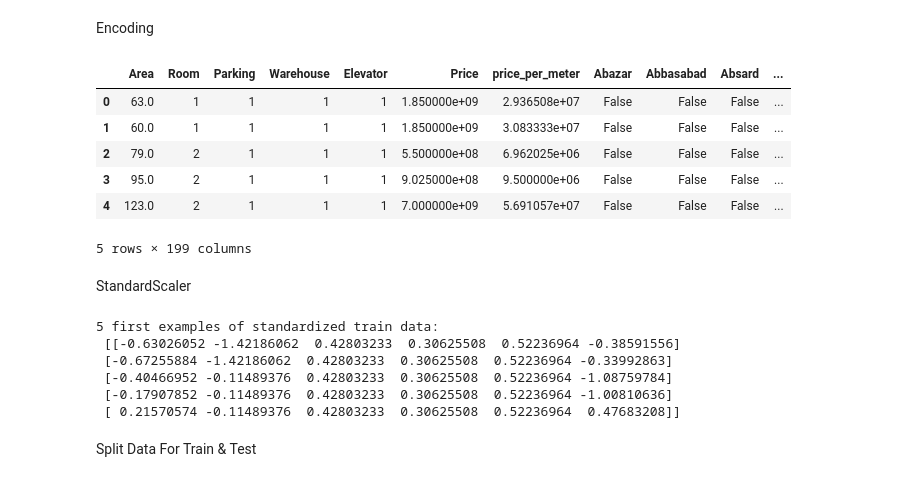
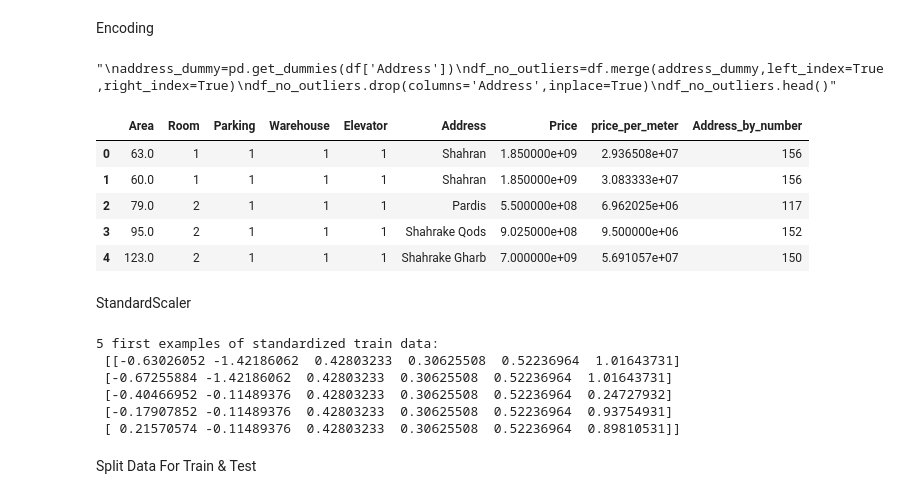
Before and after one commit to sajjadkhazaei/house-prices-in-tehran, a Jupyter notebook: house prices.ipynb, the cells around one changed output. Saved outputs shown, nothing was run; the diff lists cells and outputs as text; code cells hidden in the pictures.

```diff
--- a/house prices.ipynb
+++ b/house prices.ipynb
@@ -433,28 +433,33 @@ Description
 # %% [markdown]
 Encoding
 # %%
-'''from sklearn.preprocessing import LabelEncoder
+from sklearn.preprocessing import LabelEncoder
+
 le=LabelEncoder()
 for column in ['Address']:
-    df[column]=le.fit_transform(df[column])
-df.head()'''
+    df['Address_by_number']=le.fit_transform(df[column])
+df.head()
+'''
 address_dummy=pd.get_dummies(df['Address'])
 df_no_outliers=df.merge(address_dummy,left_index=True,right_index=True)
 df_no_outliers.drop(columns='Address',inplace=True)
-df_no_outliers.head()
+df_no_outliers.head()'''
 # %% [output]
-|  | Area | Room | Parking | Warehouse | Elevator | Price | price_per_meter | Abazar | Abbasabad | Absard | ... |
-| 0 | 63.0 | 1 | 1 | 1 | 1 | 1.850000e+09 | 2.936508e+07 | False | False | False | ... |
-| 1 | 60.0 | 1 | 1 | 1 | 1 | 1.850000e+09 | 3.083333e+07 | False | False | False | ... |
-| 2 | 79.0 | 2 | 1 | 1 | 1 | 5.500000e+08 | 6.962025e+06 | False | False | False | ... |
-| 3 | 95.0 | 2 | 1 | 1 | 1 | 9.025000e+08 | 9.500000e+06 | False | False | False | ... |
-| 4 | 123.0 | 2 | 1 | 1 | 1 | 7.000000e+09 | 5.691057e+07 | False | False | False | ... |
-5 rows × 199 columns
+"\naddress_dummy=pd.get_dummies(df['Address'])\ndf_no_outliers=df.merge(address_dummy,left_index=True,right_index=True)\ndf_no_outliers.drop(columns='Address',inplace=True)\ndf_no_outliers.head()"
+# %%
+df.head()
+# %% [output]
+|  | Area | Room | Parking | Warehouse | Elevator | Address | Price | price_per_meter | Address_by_number |
+| 0 | 63.0 | 1 | 1 | 1 | 1 | Shahran | 1.850000e+09 | 2.936508e+07 | 156 |
+| 1 | 60.0 | 1 | 1 | 1 | 1 | Shahran | 1.850000e+09 | 3.083333e+07 | 156 |
+| 2 | 79.0 | 2 | 1 | 1 | 1 | Pardis | 5.500000e+08 | 6.962025e+06 | 117 |
+| 3 | 95.0 | 2 | 1 | 1 | 1 | Shahrake Qods | 9.025000e+08 | 9.500000e+06 | 152 |
+| 4 | 123.0 | 2 | 1 | 1 | 1 | Shahrake Gharb | 7.000000e+09 | 5.691057e+07 | 150 |
 # %% [markdown]
 StandardScaler
 # %%
 from sklearn.preprocessing import StandardScaler
-X = df.drop(columns=['Price','Address'])
+X = df.drop(columns=['Price','Address','price_per_meter'])
 y = df['Price']
 
 scaler = StandardScaler()
@@ -464,11 +469,11 @@ X_scaled = scaler.fit_transform(X)
 print("5 first examples of standardized train data:\n", X_scaled[:5])
 # %% [output]
 5 first examples of standardized train data:
- [[-0.63026052 -1.42186062  0.42803233  0.30625508  0.52236964 -0.38591556]
- [-0.67255884 -1.42186062  0.42803233  0.30625508  0.52236964 -0.33992863]
- [-0.40466952 -0.11489376  0.42803233  0.30625508  0.52236964 -1.08759784]
- [-0.17907852 -0.11489376  0.42803233  0.30625508  0.52236964 -1.00810636]
- [ 0.21570574 -0.11489376  0.42803233  0.30625508  0.52236964  0.47683208]]
+ [[-0.63026052 -1.42186062  0.42803233  0.30625508  0.52236964  1.01643731]
+ [-0.67255884 -1.42186062  0.42803233  0.30625508  0.52236964  1.01643731]
+ [-0.40466952 -0.11489376  0.42803233  0.30625508  0.52236964  0.24727932]
+ [-0.17907852 -0.11489376  0.42803233  0.30625508  0.52236964  0.93754931]
+ [ 0.21570574 -0.11489376  0.42803233  0.30625508  0.52236964  0.89810531]]
 # %% [markdown]
 Split Data For Train & Test
 # %%
```
Also changed, not shown: parts of 14 cells of this notebook, 2 other files.
